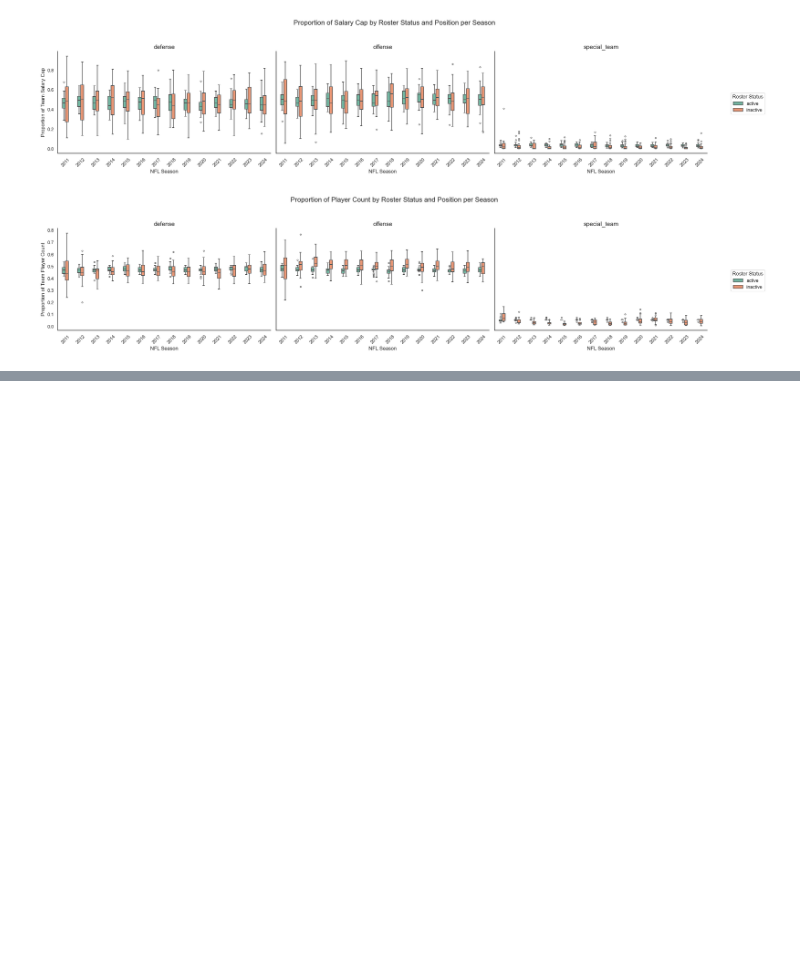
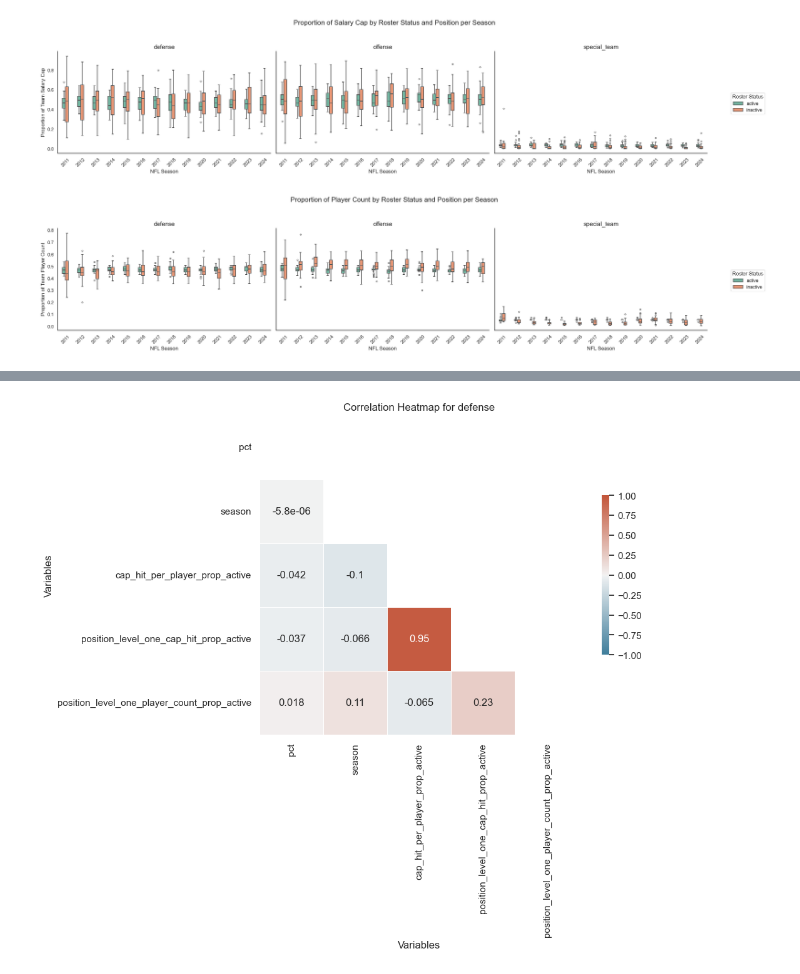
Before and after one commit to chrisizenour/football_analysis, a Jupyter notebook: notebooks/eda_pt2.ipynb, the cells around one changed output, grey strips where cells are left out. Drawn from its saved outputs; the diff is of its cells as text; code cells hidden in the pictures; blank space fills up the shorter version.

```diff
--- a/notebooks/eda_pt2.ipynb
+++ b/notebooks/eda_pt2.ipynb
@@ -336,7 +402,7 @@ def correlation_plot(df, title='Correlation Heatmap'):
                 vmax=1,
                 vmin=-1,
                 center=0,
-                annot=False,
+                annot=True,
                 square=True,
                 linewidths=0.5,
                 cbar_kws={'shrink': 0.5})
@@ -404,9 +470,13 @@ pos_lev_one_df = load_spotrac_nfl_team_pos_level_one_grouped_dataset()
 pos_lev_two_df = load_spotrac_nfl_team_pos_level_two_grouped_dataset()
 
 spotrac_nfl_team_season_roster_df = load_spotrac_nfl_team_season_roster_df_dataset()
+spotrac_nfl_team_season_roster_wide_df = load_spotrac_nfl_team_season_roster_wide_df_dataset()
 spotrac_nfl_team_season_roster_pos_df = load_spotrac_nfl_team_season_roster_pos_df_dataset()
+spotrac_nfl_team_season_roster_pos_wide_df = load_spotrac_nfl_team_season_roster_pos_wide_df_dataset()
 spotrac_nfl_team_season_roster_position_level_one_df = load_spotrac_nfl_team_season_roster_position_level_one_df_dataset()
+spotrac_nfl_team_season_roster_position_level_one_wide_df = load_spotrac_nfl_team_season_roster_position_level_one_wide_df_dataset()
 spotrac_nfl_team_season_roster_position_level_two_df = load_spotrac_nfl_team_season_roster_position_level_two_df_dataset()
+spotrac_nfl_team_season_roster_position_level_two_wide_df = load_spotrac_nfl_team_season_roster_position_level_two_wide_df_dataset()
 # %% [output]
 Shape of dataframe: 26910 rows, 15 columns
 Shape of dataframe: 16046 rows, 23 columns
@@ -578,0 +742,82 @@ overall_season_roster_status_pos_lev_one_player_count_prop_boxplot.savefig(f'{pr
+# %%
+position_level_one_categories = ['defense', 'offense', 'special_team']
+
+columns_of_interest = ['pct', 'season', 'cap_hit_per_player_prop_active', 'position_level_one_cap_hit_prop_active', 'position_level_one_player_count_prop_active']
+# %%
+# Dictionaries to store results
+position_level_one_corr_matrices = {}
+position_level_one_corr_series = {}
+position_level_one_pval_matrices = {}
+position_level_one_pval_series = {}
+position_level_one_corr_pval_series = {}
+
+# Compute correlation and p-value analyses for each position_level_one
+for position in position_level_one_categories:
+    # Filter dataframe for the current position_level_one
+    df_position = spotrac_nfl_team_season_roster_position_level_one_wide_df[
+        spotrac_nfl_team_season_roster_position_level_one_wide_df['position_level_one'] == position
+    ]
+
+    # Select only the columns of interest
+    df_position_subset = df_position[columns_of_interest]
+
+    # Ensure no missing values (optional, if needed)
+    df_position_subset = df_position_subset.dropna()
+
+    # Compute correlation matrix
+    corr_matrix = correlation_matrix(df_position_subset)
+    position_level_one_corr_matrices[position] = corr_matrix
+
+    # Compute correlation series
+    corr_series = correlation_series(corr_matrix)
+    position_level_one_corr_series[position] = corr_series
+
+    # Compute p-value matrix
+    pval_matrix = p_val_matrix(df_position_subset)
+    position_level_one_pval_matrices[position] = pval_matrix
+
+    # Compute p-value series
+    pval_series = p_val_series(pval_matrix)
+    position_level_one_pval_series[position] = pval_series
+
+    # Combine correlation_series and p_val_series
+    combined_series = pd.merge(
+        corr_series,
+        pval_series,
+        on=['feature_1', 'feature_2'],
+        how='inner'
+    )
+    position_level_one_corr_pval_series[position] = combined_series
+
+    # Print results
+    print(f"\n=== Analysis for {position} ===")
+    print("\nCorrelation Matrix:")
+    print(corr_matrix)
+    print("\nCorrelation Series:")
+    print(corr_series.head())
+    print("\nP-value Matrix:")
+    print(pval_matrix)
+    print("\nP-value Series:")
+    print(pval_series.head())
+    print("\nCombined Correlation and P-value Series:")
+    print(combined_series.head())
+
+    # Generate and save correlation heatmap
+    corr_fig = correlation_plot(corr_matrix, title=f'Correlation Heatmap for {position}')
+    corr_fig.savefig(f'{project_data_exports_path}/corr_plot_{position}_pt_2.png', dpi=300, bbox_inches='tight')
+    plt.show()
+    plt.close(corr_fig)
+
+    # Generate and save p-value heatmap
+    pval_fig = p_val_plot(pval_matrix, title=f'P-value Heatmap for {position} (Green: p < 0.05, White: p >= 0.05)')
+    pval_fig.savefig(f'{project_data_exports_path}/pval_plot_{position}_pt_2.png', dpi=300, bbox_inches='tight')
+    plt.show()
+    plt.close(pval_fig)
+
+    # Save results to CSV
+    corr_matrix.to_csv(f'{project_data_exports_path}/corr_matrix_{position}_pt_2.csv')
+    corr_series.to_csv(f'{project_data_exports_path}/corr_series_{position}_pt_2.csv')
+    pval_matrix.to_csv(f'{project_data_exports_path}/pval_matrix_{position}_pt_2.csv')
+    pval_series.to_csv(f'{project_data_exports_path}/pval_series_{position}_pt_2.csv')
+    combined_series.to_csv(f'{project_data_exports_path}/combined_corr_pval_series_{position}_pt_2.csv')
+# %% [output]
@@ -578,0 +841 @@ overall_season_roster_status_pos_lev_one_player_count_prop_boxplot.savefig(f'{pr
+[figure, added]
```
Also changed, not shown: parts of 16 cells of this notebook, 34 other files.
